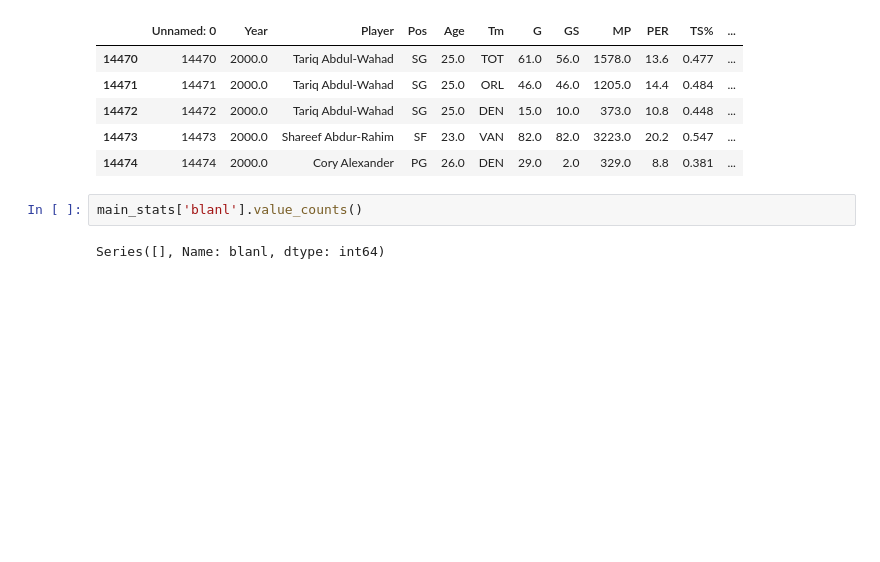
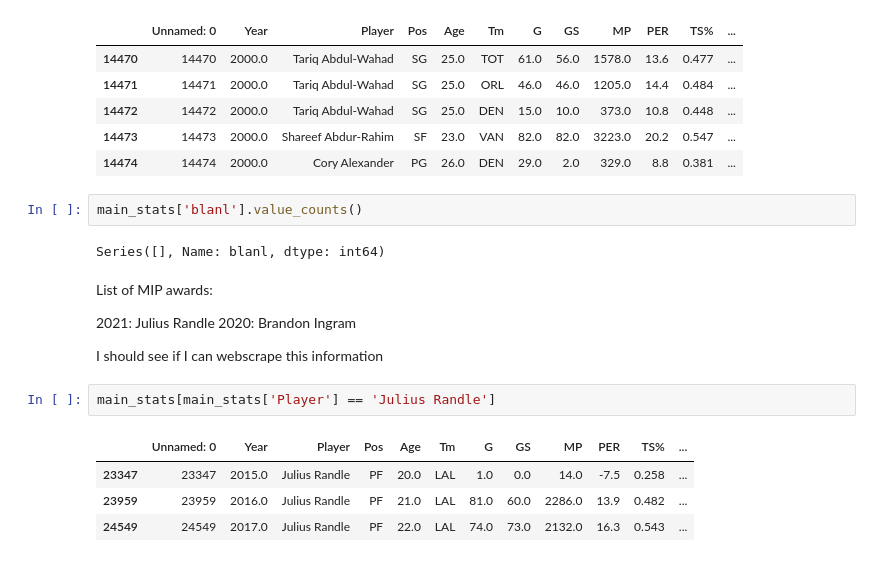
Before and after one commit to vchen-98/mip_prediction, a Jupyter notebook: working_data2.ipynb, the cells around one changed output. Saved outputs shown, nothing was run; the diff lists cells and outputs as text; blank space fills up the shorter version.

```diff
--- a/working_data2.ipynb
+++ b/working_data2.ipynb
@@ -158,3 +158,17 @@ See the caveats in the documentation: https://pandas.pydata.org/pandas-docs/stab
 main_stats['blanl'].value_counts()
 # %% [output]
 Series([], Name: blanl, dtype: int64)
+# %% [markdown]
+List of MIP awards:
+
+2021: Julius Randle
+2020: Brandon Ingram
+
+I should see if I can webscrape this information
+# %%
+main_stats[main_stats['Player'] == 'Julius Randle']
+# %% [output]
+|  | Unnamed: 0 | Year | Player | Pos | Age | Tm | G | GS | MP | PER | TS% | ... |
+| 23347 | 23347 | 2015.0 | Julius Randle | PF | 20.0 | LAL | 1.0 | 0.0 | 14.0 | -7.5 | 0.258 | ... |
+| 23959 | 23959 | 2016.0 | Julius Randle | PF | 21.0 | LAL | 81.0 | 60.0 | 2286.0 | 13.9 | 0.482 | ... |
+| 24549 | 24549 | 2017.0 | Julius Randle | PF | 22.0 | LAL | 74.0 | 73.0 | 2132.0 | 16.3 | 0.543 | ... |
```
